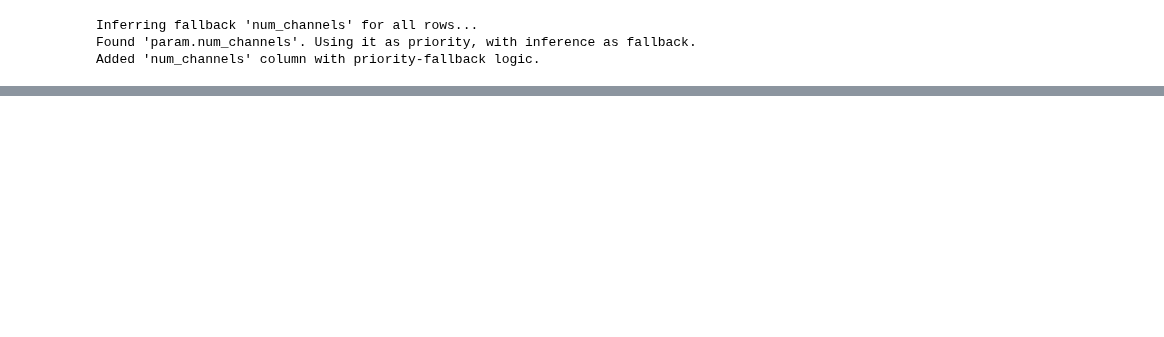
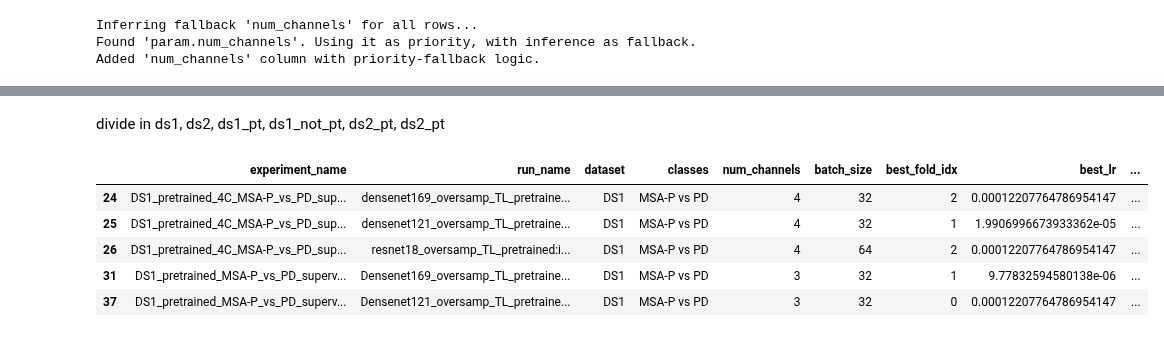
Before and after one commit to z4n0/MIND, a Jupyter notebook: notebooks/mlflow_data_analysis.ipynb, the cells around one changed output, grey strips where cells are left out. Drawn from its saved outputs; the diff is of its cells as text; code cells hidden in the pictures; blank space fills up the shorter version.

```diff
--- a/notebooks/mlflow_data_analysis.ipynb
+++ b/notebooks/mlflow_data_analysis.ipynb
@@ -422,0 +645,4 @@ Dropping 0 columns containing 'fold': []
+# %%
+results_df.columns.tolist()
+cols_to_drop = ['crop_percentage','n_folds']
+results_df = results_df.drop(columns=cols_to_drop)
@@ -422,0 +674,12 @@ Dropping 0 columns containing 'fold': []
+# %%
+# drop colums with empty "creation_time"
+rows_before = len(results_df)
+
+# Drop rows where 'creation_time' is NaN (empty)
+results_df = results_df.dropna(subset=['creation_time','best_lr']) #, 'best_fold_idx'
+
+# See how many rows you have after
+rows_after = len(results_df)
+
+print(f"Dropped {rows_before - rows_after} rows with an empty 'creation_time'.")
+print(f"New DataFrame shape: {results_df.shape}")
@@ -422,0 +755,49 @@ Dropping 0 columns containing 'fold': []
+# %% [markdown]
+divide in ds1, ds2, ds1_pt, ds1_not_pt, ds2_pt, ds2_pt
+# %%
+df_ds1_msa_pretrained = df_ds1_msa[df_ds1_msa['transfer_learning'] == 'True']
+df_ds1_msa_notpt = df_ds1_msa[df_ds1_msa['transfer_learning'] == 'False']
+df_ds1_msap_pretrained = df_ds1_msap[df_ds1_msap['transfer_learning'] == 'True']
+df_ds1_msap_notpt = df_ds1_msap[df_ds1_msap['transfer_learning'] == 'False']
+
+df_ds2_msa_pretrained = df_ds2_msa[df_ds2_msa['transfer_learning'] == 'True']
+df_ds2_msa_notpt = df_ds2_msa[df_ds2_msa['transfer_learning'] == 'False']
+df_ds2_msap_pretrained = df_ds2_msap[df_ds2_msap['transfer_learning'] == 'True']
+df_ds2_msap_notpt = df_ds2_msap[df_ds2_msap['transfer_learning'] == 'False']
+
+df_ds1_msa_4c = df_ds1_msa[df_ds1_msa['num_channels'] == 4]
+df_ds1_msa_3c = df_ds1_msa[df_ds1_msa['num_channels'] == 3]
+df_ds1_msap_4c = df_ds1_msap[df_ds1_msap['num_channels'] == 4]
+df_ds1_msap_3c = df_ds1_msap[df_ds1_msap['num_channels'] == 3]
+
+df_ds2_msa_4c = df_ds2_msa[df_ds2_msa['num_channels'] == 4]
+df_ds2_msa_3c = df_ds2_msa[df_ds2_msa['num_channels'] == 3]
+df_ds2_msap_4c = df_ds2_msap[df_ds2_msap['num_channels'] == 4]
+df_ds2_msap_3c = df_ds2_msap[df_ds2_msap['num_channels'] == 3]
+
+# Filter for 'imagenet'
+# Wrap each (condition) in parentheses
+df_ds1_msa_pretrained_imagenet = df_ds1_msa_pretrained[(df_ds1_msa_pretrained['pretrained'] == 'imagenet')].copy()
+df_ds1_msa_pretrained_imagenet_microscopynet = df_ds1_msa_pretrained[(df_ds1_msa_pretrained['pretrained'] == 'imagenet-microscopynet')].copy()
+df_ds1_msa_pretrained_microscopy = df_ds1_msa_pretrained[(df_ds1_msa_pretrained['pretrained'] == 'microscopynet')].copy()
+
+df_ds1_msap_pretrained_imagenet = df_ds1_msap_pretrained[(df_ds1_msap_pretrained['pretrained'] == 'imagenet')].copy()
+df_ds1_msap_pretrained_imagenet_microscopynet = df_ds1_msap_pretrained[(df_ds1_msap_pretrained['pretrained'] == 'imagenet-microscopynet')].copy()
+df_ds1_msap_pretrained_microscopy = df_ds1_msap_pretrained[(df_ds1_msap_pretrained['pretrained'] == 'microscopynet')].copy()
+
+df_ds2_msa_pretrained_imagenet = df_ds2_msa_pretrained[(df_ds2_msa_pretrained['pretrained'] == 'imagenet')].copy()
+df_ds2_msa_pretrained_imagenet_microscopynet = df_ds2_msa_pretrained[(df_ds2_msa_pretrained['pretrained'] == 'imagenet-microscopynet')].copy()
+df_ds2_msa_pretrained_microscopy = df_ds2_msa_pretrained[(df_ds2_msa_pretrained['pretrained'] == 'microscopynet')].copy()
+
+df_ds2_msap_pretrained_imagenet = df_ds2_msap_pretrained[(df_ds2_msap_pretrained['pretrained'] == 'imagenet')].copy()
+df_ds2_msap_pretrained_imagenet_microscopynet = df_ds2_msap_pretrained[(df_ds2_msap_pretrained['pretrained'] == 'imagenet-microscopynet')].copy()
+df_ds2_msap_pretrained_microscopy = df_ds2_msap_pretrained[(df_ds2_msap_pretrained['pretrained'] == 'microscopynet')].copy()
+
+df_ds1_msap_pretrained.head()
+# %% [output]
+|  | experiment_name | run_name | dataset | classes | num_channels | batch_size | best_fold_idx | best_lr | ... |
+| 24 | DS1_pretrained_4C_MSA-P_vs_PD_sup... | densenet169_oversamp_TL_pretraine... | DS1 | MSA-P vs PD | 4 | 32 | 2 | 0.00012207764786954147 | ... |
+| 25 | DS1_pretrained_4C_MSA-P_vs_PD_sup... | densenet121_oversamp_TL_pretraine... | DS1 | MSA-P vs PD | 4 | 32 | 1 | 1.9906996673933362e-05 | ... |
+| 26 | DS1_pretrained_4C_MSA-P_vs_PD_sup... | resnet18_oversamp_TL_pretrained:i... | DS1 | MSA-P vs PD | 4 | 64 | 2 | 0.00012207764786954147 | ... |
+| 31 | DS1_pretrained_MSA-P_vs_PD_superv... | Densenet169_oversamp_TL_pretraine... | DS1 | MSA-P vs PD | 3 | 32 | 1 | 9.77832594580138e-06 | ... |
+| 37 | DS1_pretrained_MSA-P_vs_PD_superv... | Densenet121_oversamp_TL_pretraine... | DS1 | MSA-P vs PD | 3 | 32 | 0 | 0.00012207764786954147 | ... |
```
Also changed, not shown: parts of 26 cells of this notebook, 44 other files.
